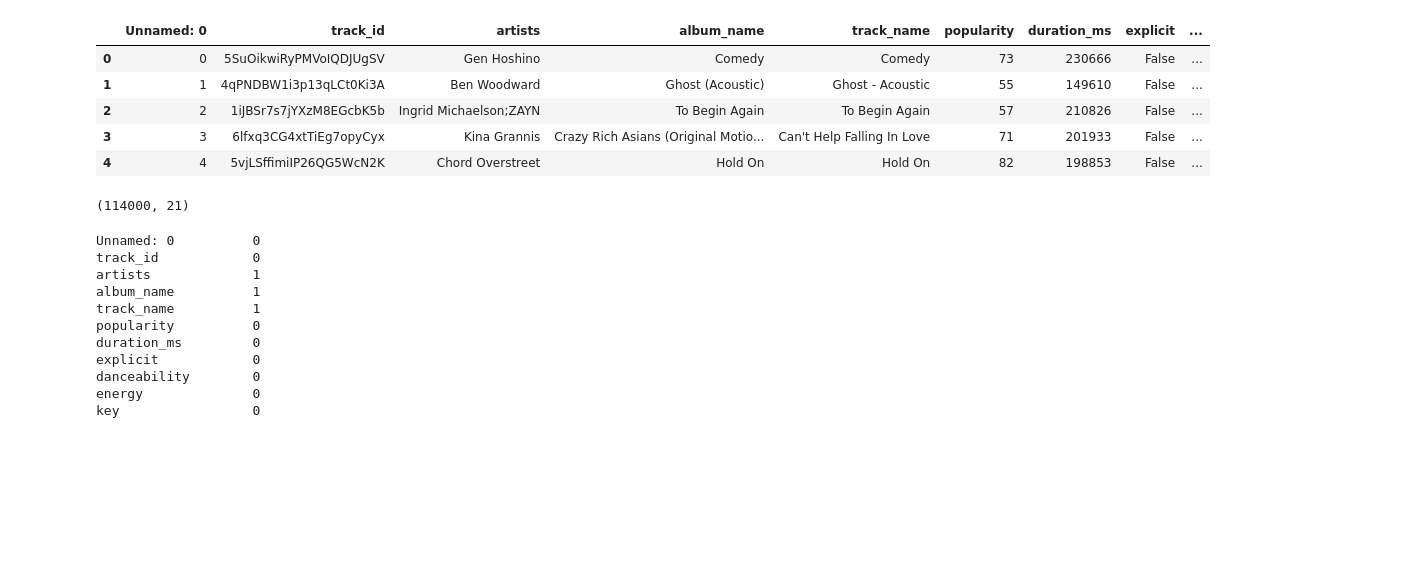
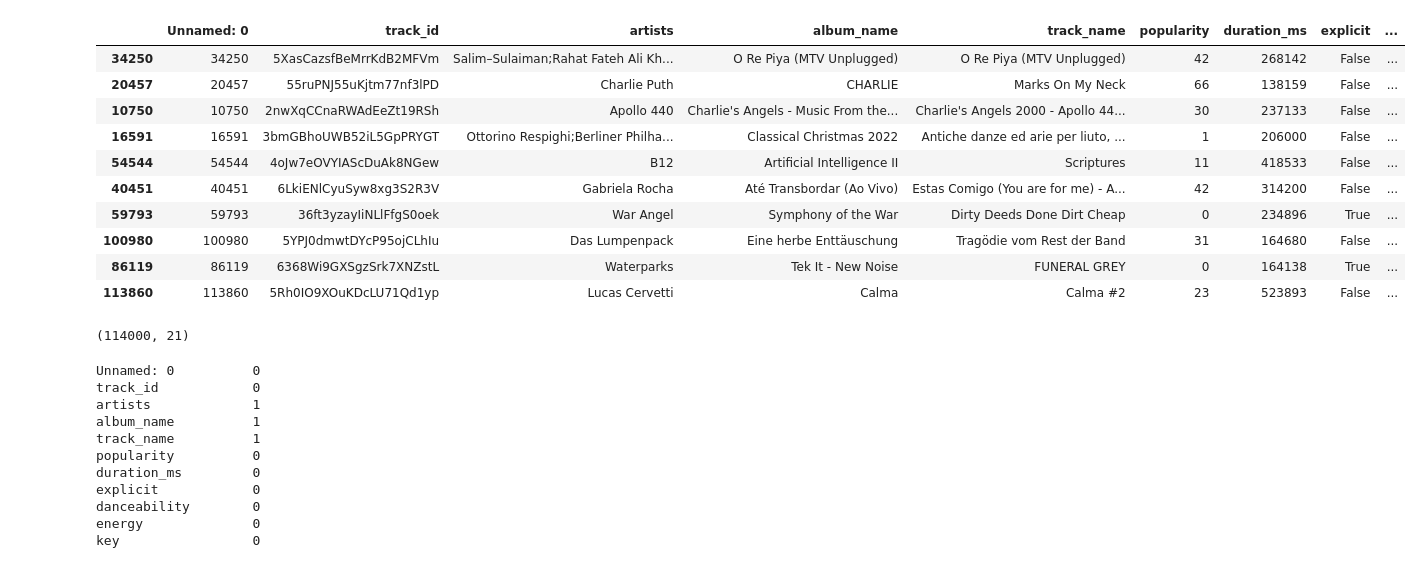
Before and after one commit to harmehar77/Trantor, a Jupyter notebook: Machine Learning/genre_classifier.ipynb, the cells around one changed output. Drawn from its saved outputs; the diff is of its cells as text; code cells hidden in the pictures; blank space fills up the shorter version.

```diff
--- a/Machine Learning/genre_classifier.ipynb
+++ b/Machine Learning/genre_classifier.ipynb
@@ -7,14 +7,19 @@ import seaborn as sns
 # %%
 df = pd.read_csv('datasets/spotify.csv')
 pd.set_option('display.max_columns',21)
-df.head()
+df.sample(10)
 # %% [output]
 |  | Unnamed: 0 | track_id | artists | album_name | track_name | popularity | duration_ms | explicit | ... |
-| 0 | 0 | 5SuOikwiRyPMVoIQDJUgSV | Gen Hoshino | Comedy | Comedy | 73 | 230666 | False | ... |
-| 1 | 1 | 4qPNDBW1i3p13qLCt0Ki3A | Ben Woodward | Ghost (Acoustic) | Ghost - Acoustic | 55 | 149610 | False | ... |
-| 2 | 2 | 1iJBSr7s7jYXzM8EGcbK5b | Ingrid Michaelson;ZAYN | To Begin Again | To Begin Again | 57 | 210826 | False | ... |
-| 3 | 3 | 6lfxq3CG4xtTiEg7opyCyx | Kina Grannis | Crazy Rich Asians (Original Motio... | Can't Help Falling In Love | 71 | 201933 | False | ... |
-| 4 | 4 | 5vjLSffimiIP26QG5WcN2K | Chord Overstreet | Hold On | Hold On | 82 | 198853 | False | ... |
+| 34250 | 34250 | 5XasCazsfBeMrrKdB2MFVm | Salim–Sulaiman;Rahat Fateh Ali Kh... | O Re Piya (MTV Unplugged) | O Re Piya (MTV Unplugged) | 42 | 268142 | False | ... |
+| 20457 | 20457 | 55ruPNJ55uKjtm77nf3lPD | Charlie Puth | CHARLIE | Marks On My Neck | 66 | 138159 | False | ... |
+| 10750 | 10750 | 2nwXqCCnaRWAdEeZt19RSh | Apollo 440 | Charlie's Angels - Music From the... | Charlie's Angels 2000 - Apollo 44... | 30 | 237133 | False | ... |
+| 16591 | 16591 | 3bmGBhoUWB52iL5GpPRYGT | Ottorino Respighi;Berliner Philha... | Classical Christmas 2022 | Antiche danze ed arie per liuto, ... | 1 | 206000 | False | ... |
+| 54544 | 54544 | 4oJw7eOVYIAScDuAk8NGew | B12 | Artificial Intelligence II | Scriptures | 11 | 418533 | False | ... |
+| 40451 | 40451 | 6LkiENlCyuSyw8xg3S2R3V | Gabriela Rocha | Até Transbordar (Ao Vivo) | Estas Comigo (You are for me) - A... | 42 | 314200 | False | ... |
+| 59793 | 59793 | 36ft3yzayIiNLlFfgS0oek | War Angel | Symphony of the War | Dirty Deeds Done Dirt Cheap | 0 | 234896 | True | ... |
+| 100980 | 100980 | 5YPJ0dmwtDYcP95ojCLhIu | Das Lumpenpack | Eine herbe Enttäuschung | Tragödie vom Rest der Band | 31 | 164680 | False | ... |
+| 86119 | 86119 | 6368Wi9GXSgzSrk7XNZstL | Waterparks | Tek It - New Noise | FUNERAL GREY | 0 | 164138 | True | ... |
+| 113860 | 113860 | 5Rh0IO9XOuKDcLU71Qd1yp | Lucas Cervetti | Calma | Calma #2 | 23 | 523893 | False | ... |
 # %%
 df.shape
 # %% [output]
```
Also changed, not shown: parts of 21 cells of this notebook, 9 other files.
